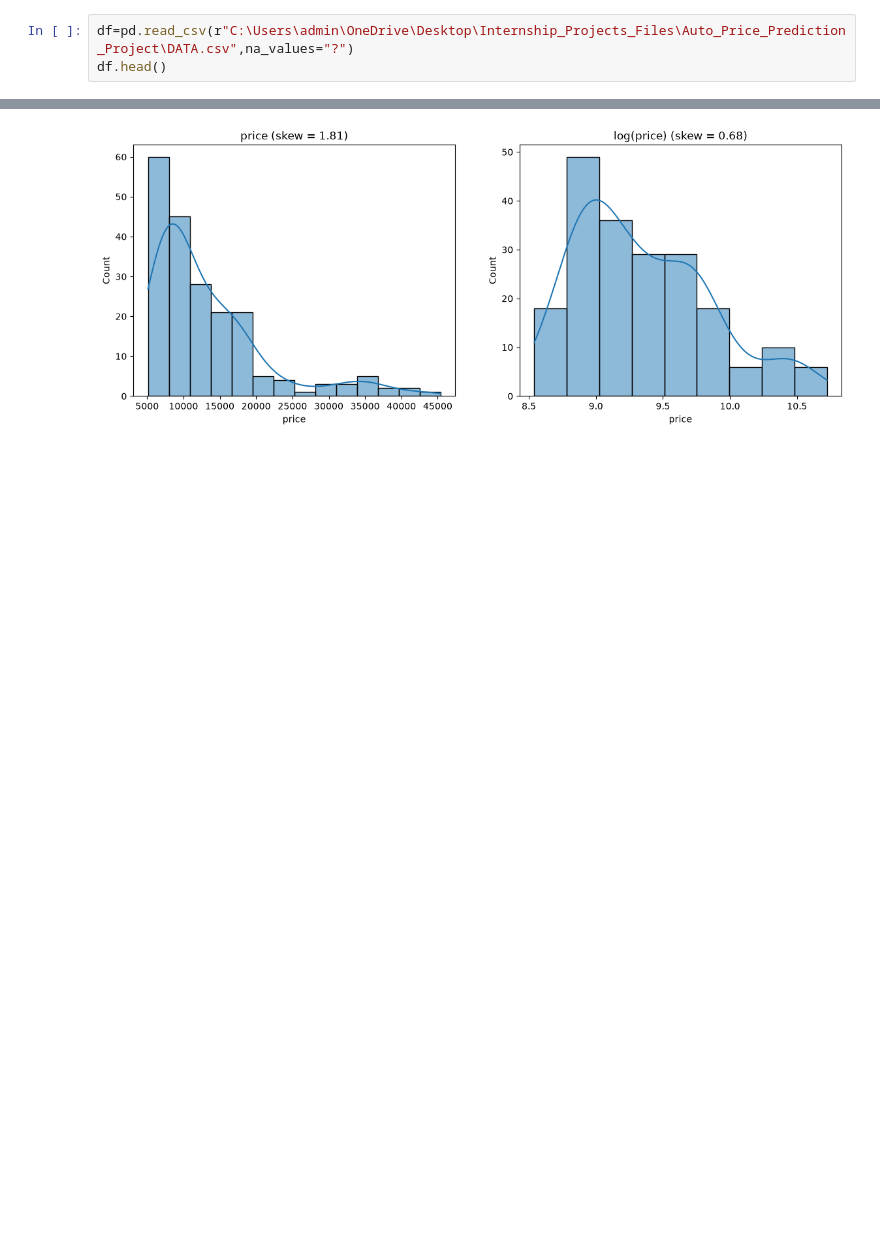
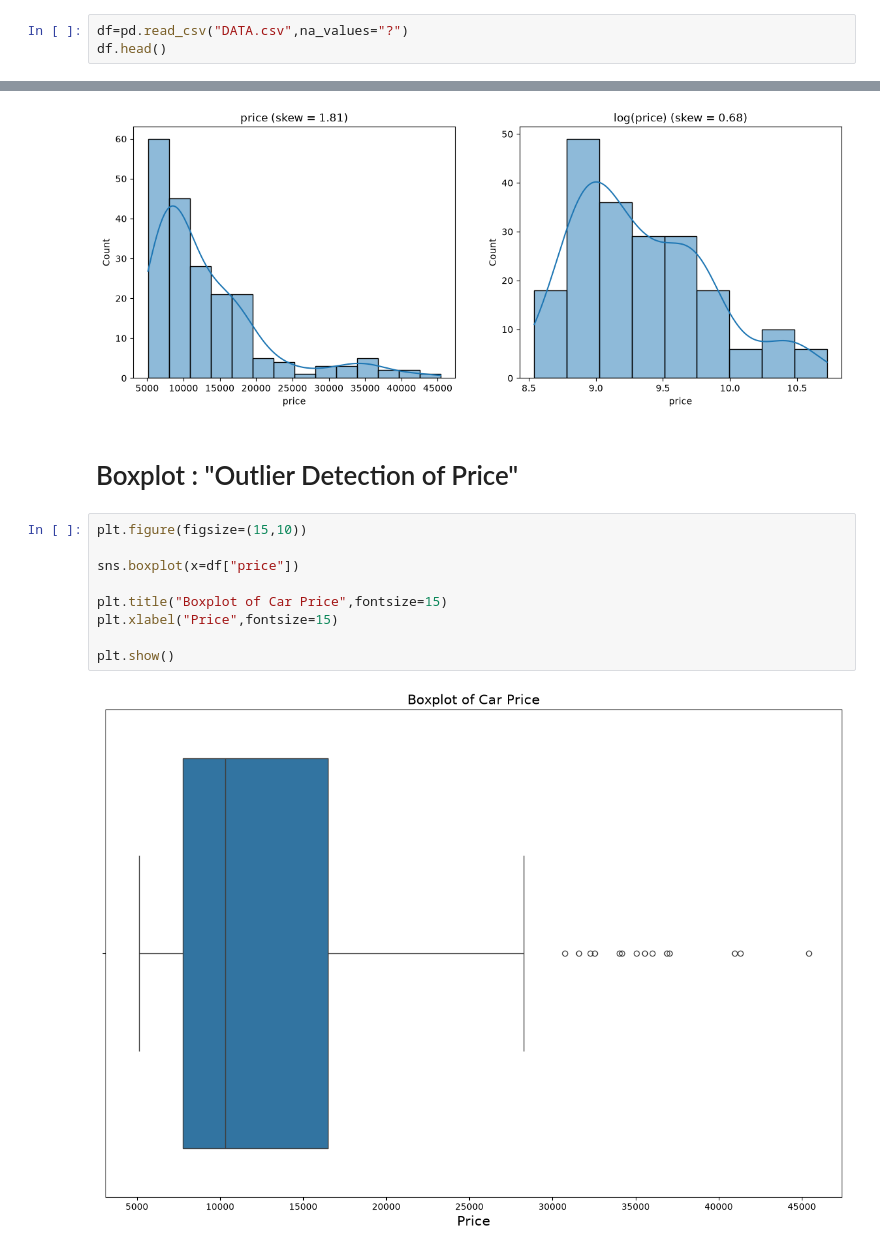
Before and after one commit to AmitParmar20/Car-s_Price_Prediction_ML_Model, a Jupyter notebook: Car's_Price_rediction_Model.ipynb, the cells around one changed output, grey strips where cells are left out. Drawn from its saved outputs; the diff is of its cells as text; blank space fills up the shorter version.

Commit message:
Update car price prediction notebook

```diff
--- a/Car's_Price_rediction_Model.ipynb
+++ b/Car's_Price_rediction_Model.ipynb
@@ -52,7 +52,7 @@ from sklearn.metrics import mean_absolute_error, mean_squared_error, mean_absolu
 # %% [markdown]
 # load Datasetm :
 # %%
-df=pd.read_csv(r"C:\Users\admin\OneDrive\Desktop\Internship_Projects_Files\Auto_Price_Prediction_Project\DATA.csv",na_values="?")
+df=pd.read_csv("DATA.csv",na_values="?")
 df.head()
 # %% [output]
 |  | symboling | normalized-losses | make | fuel-type | aspiration | num-of-doors | body-style | drive-wheels | ... |
@@ -195,3 +195,16 @@ sns.histplot(np.log1p(df["price"]), kde=True, ax=ax[1]).set_title(f"log(price) (
 plt.show()
 # %% [output]
 [figure]
+# %% [markdown]
+# Boxplot : "Outlier Detection of Price"
+# %%
+plt.figure(figsize=(15,10))
+
+sns.boxplot(x=df["price"])
+
+plt.title("Boxplot of Car Price",fontsize=15)
+plt.xlabel("Price",fontsize=15)
+
+plt.show()
+# %% [output]
+[figure, added]
```
Also changed, not shown: parts of 13 cells of this notebook.
